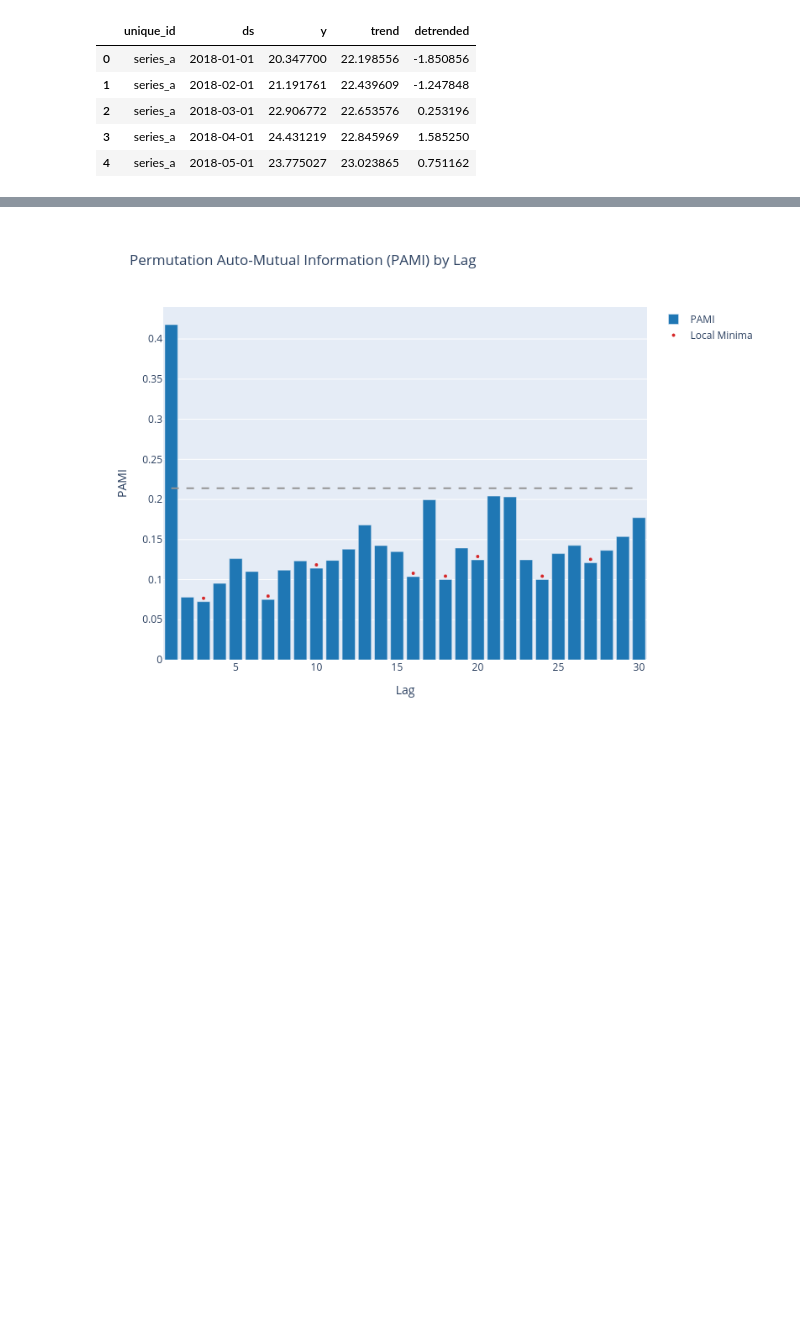
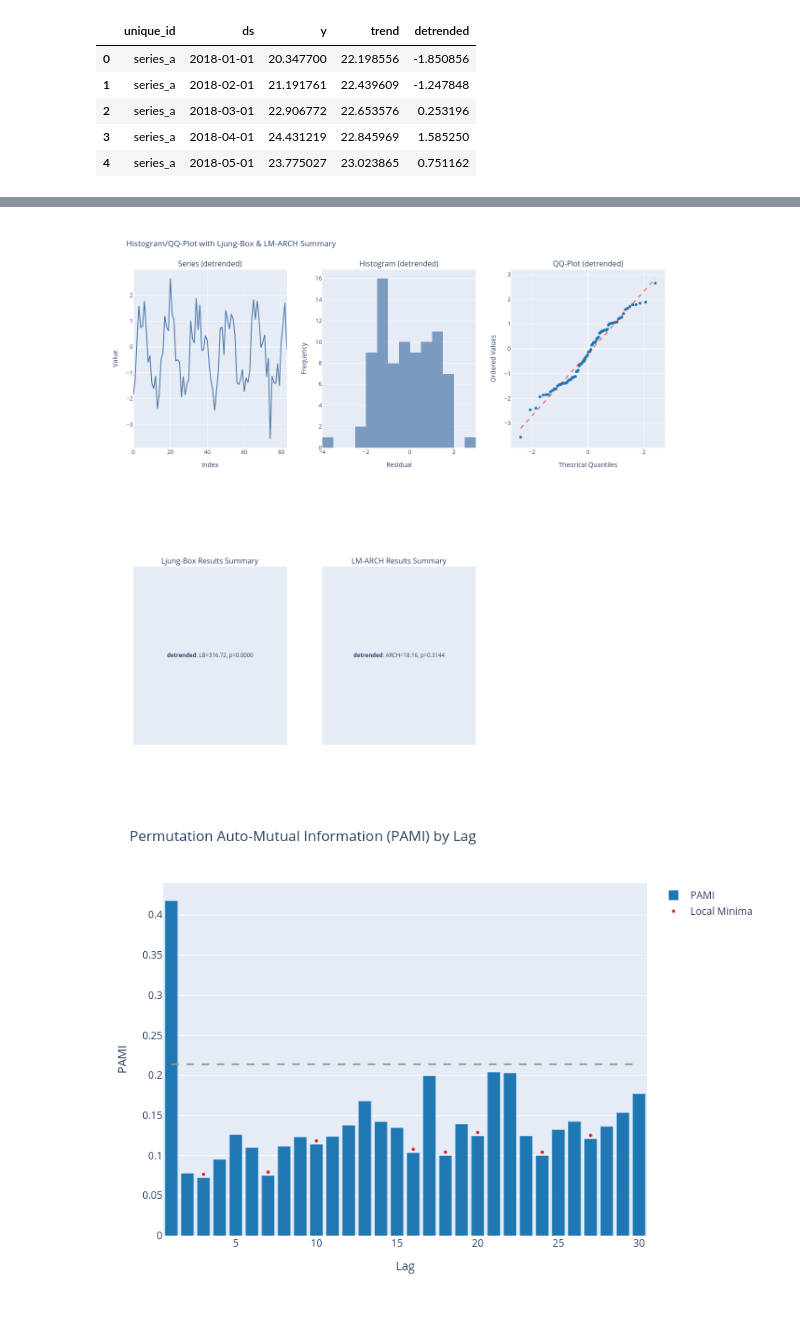
Before and after one commit to heylucasleao/tinyshift, a Jupyter notebook: tinyshift/examples/dtl.ipynb, the cells around one changed output, grey strips where cells are left out. Saved outputs shown, nothing was run; the diff lists cells and outputs as text; code cells hidden in the pictures; blank space fills up the shorter version.

```diff
--- a/tinyshift/examples/dtl.ipynb
+++ b/tinyshift/examples/dtl.ipynb
@@ -92,3 +112,11 @@ stationarity_analysis(
+# %%
+residual_analysis(
+    diagnostic_components["detrended"],
+    nlags=30,
+    fig_type='png',
+)
+# %% [output]
+[figure, added]
 # %%
 pami(
     diagnostic_components['detrended'],
```
Also changed, not shown: parts of 4 cells of this notebook.
